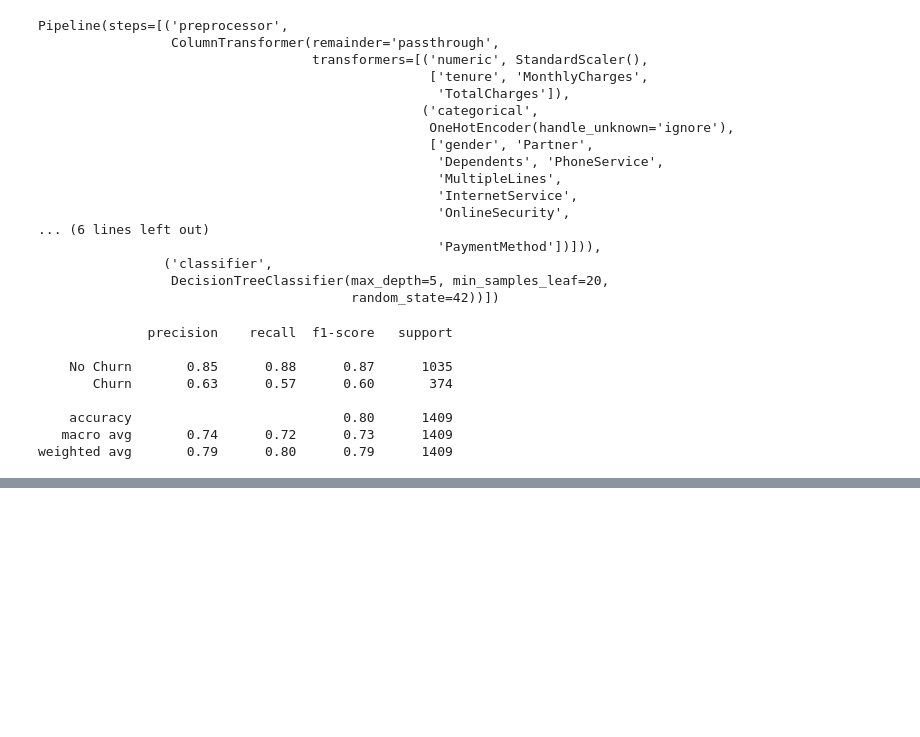
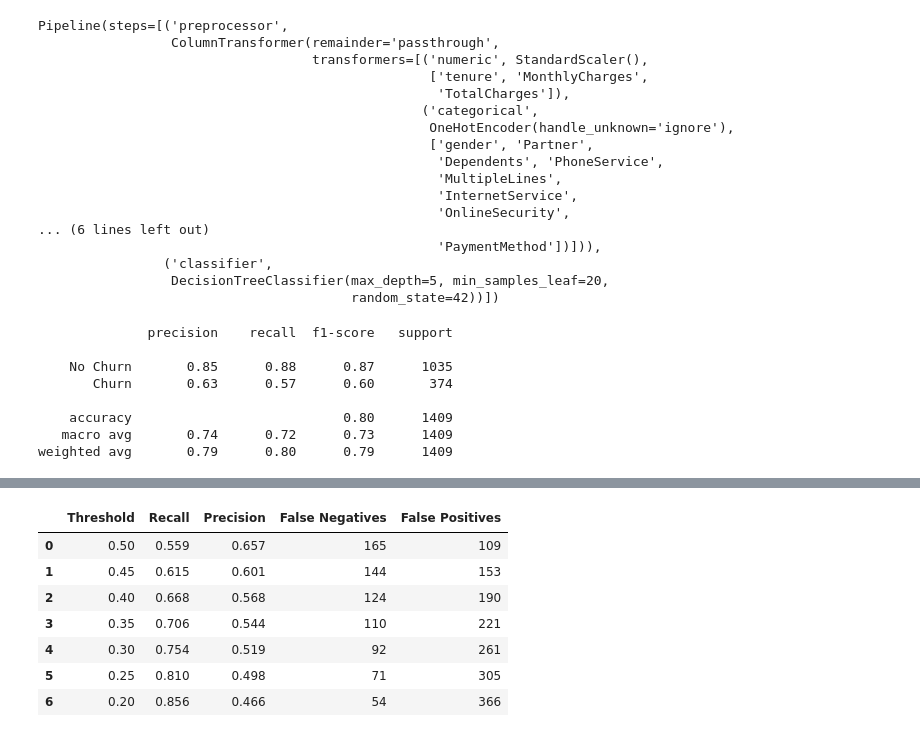
Before and after one commit to dekatii/telco-customer-churn-ml, a Jupyter notebook: notebooks/01_data_exploration.ipynb, the cells around one changed output, grey strips where cells are left out. Saved outputs shown, nothing was run; the diff lists cells and outputs as text; code cells hidden in the pictures; blank space fills up the shorter version.

```diff
--- a/notebooks/01_data_exploration.ipynb
+++ b/notebooks/01_data_exploration.ipynb
@@ -635,0 +694,45 @@ weighted avg       0.79      0.80      0.79      1409
+# %%
+import pandas as pd
+
+from sklearn.metrics import (
+    precision_score,
+    recall_score,
+    confusion_matrix
+)
+
+# Probabilities predicted by Logistic Regression
+y_proba = model_pipeline.predict_proba(X_test)[:, 1]
+
+thresholds = [0.50, 0.45, 0.40, 0.35, 0.30, 0.25, 0.20]
+
+results = []
+
+for threshold in thresholds:
+    y_pred_threshold = (y_proba >= threshold).astype(int)
+
+    tn, fp, fn, tp = confusion_matrix(
+        y_test,
+        y_pred_threshold,
+        labels=[0, 1]
+    ).ravel()
+
+    results.append({
+        "Threshold": threshold,
+        "Recall": recall_score(y_test, y_pred_threshold),
+        "Precision": precision_score(y_test, y_pred_threshold),
+        "False Negatives": fn,
+        "False Positives": fp
+    })
+
+threshold_results = pd.DataFrame(results)
+
+threshold_results.round(3)
+# %% [output]
+|  | Threshold | Recall | Precision | False Negatives | False Positives |
+| 0 | 0.50 | 0.559 | 0.657 | 165 | 109 |
+| 1 | 0.45 | 0.615 | 0.601 | 144 | 153 |
+| 2 | 0.40 | 0.668 | 0.568 | 124 | 190 |
+| 3 | 0.35 | 0.706 | 0.544 | 110 | 221 |
+| 4 | 0.30 | 0.754 | 0.519 | 92 | 261 |
+| 5 | 0.25 | 0.810 | 0.498 | 71 | 305 |
+| 6 | 0.20 | 0.856 | 0.466 | 54 | 366 |
```
Also changed, not shown: parts of 10 cells of this notebook.
